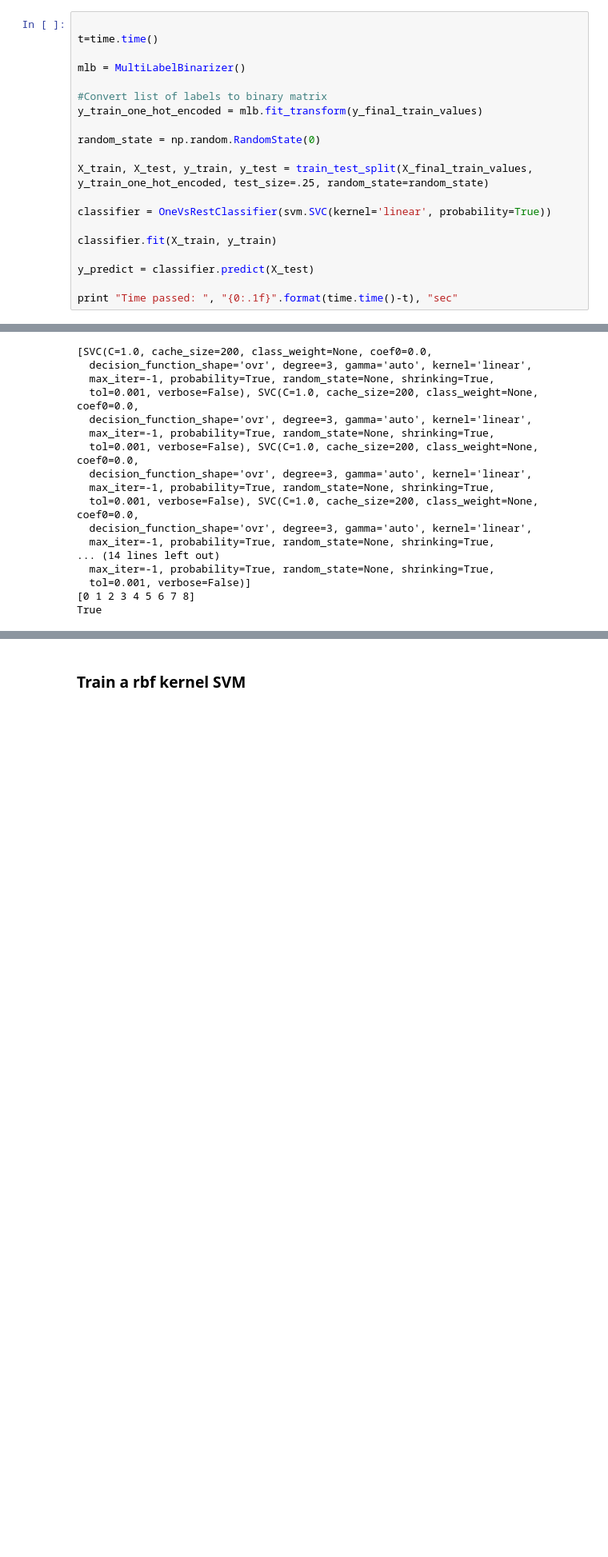
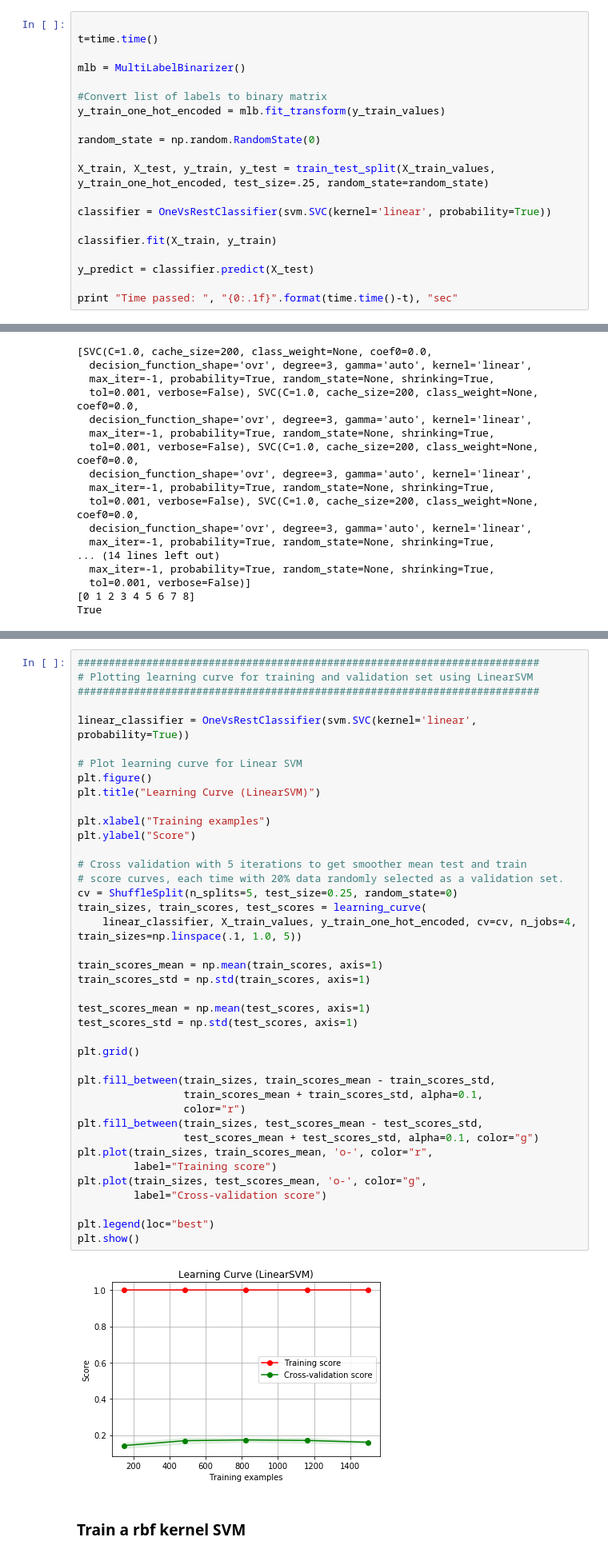
Before and after one commit to harsh6292/machine-learning-nd, a Jupyter notebook: projects/capstone/final_project/Yelp_Restaurant_classification.ipynb, the cells around one changed output, grey strips where cells are left out. Shown: that part at 80% size. Cells and saved outputs as stored; diff of their text form; blank space fills up the shorter version.

Commit message:
Update jupyter notebook with GridSearchCv results and learning curves.

```diff
--- a/projects/capstone/final_project/Yelp_Restaurant_classification.ipynb
+++ b/projects/capstone/final_project/Yelp_Restaurant_classification.ipynb
@@ -1405,11 +1408,11 @@ t=time.time()
 mlb = MultiLabelBinarizer()
 
 #Convert list of labels to binary matrix
-y_train_one_hot_encoded = mlb.fit_transform(y_final_train_values)
+y_train_one_hot_encoded = mlb.fit_transform(y_train_values)
 
 random_state = np.random.RandomState(0)
 
-X_train, X_test, y_train, y_test = train_test_split(X_final_train_values, y_train_one_hot_encoded, test_size=.25, random_state=random_state)
+X_train, X_test, y_train, y_test = train_test_split(X_train_values, y_train_one_hot_encoded, test_size=.25, random_state=random_state)
 
 classifier = OneVsRestClassifier(svm.SVC(kernel='linear', probability=True))
 
@@ -1457,3 +1458,45 @@ F1 score using linear SVM :  0.818580477505
+# %%
+##########################################################################
+# Plotting learning curve for training and validation set using LinearSVM
+##########################################################################
+
+linear_classifier = OneVsRestClassifier(svm.SVC(kernel='linear', probability=True))
+
+# Plot learning curve for Linear SVM
+plt.figure()
+plt.title("Learning Curve (LinearSVM)")
+
+plt.xlabel("Training examples")
+plt.ylabel("Score")
+
+# Cross validation with 5 iterations to get smoother mean test and train
+# score curves, each time with 20% data randomly selected as a validation set.
+cv = ShuffleSplit(n_splits=5, test_size=0.25, random_state=0)
+train_sizes, train_scores, test_scores = learning_curve(
+    linear_classifier, X_train_values, y_train_one_hot_encoded, cv=cv, n_jobs=4, train_sizes=np.linspace(.1, 1.0, 5))
+
+train_scores_mean = np.mean(train_scores, axis=1)
+train_scores_std = np.std(train_scores, axis=1)
+
+test_scores_mean = np.mean(test_scores, axis=1)
+test_scores_std = np.std(test_scores, axis=1)
+
+plt.grid()
+
+plt.fill_between(train_sizes, train_scores_mean - train_scores_std,
+                 train_scores_mean + train_scores_std, alpha=0.1,
+                 color="r")
+plt.fill_between(train_sizes, test_scores_mean - test_scores_std,
+                 test_scores_mean + test_scores_std, alpha=0.1, color="g")
+plt.plot(train_sizes, train_scores_mean, 'o-', color="r",
+         label="Training score")
+plt.plot(train_sizes, test_scores_mean, 'o-', color="g",
+         label="Cross-validation score")
+
+plt.legend(loc="best")
+plt.show()
+# %% [output]
+[figure, added]
 # %% [markdown]
 ### Train a rbf kernel SVM
 # %%
```
Also changed, not shown: parts of 8 cells of this notebook.
